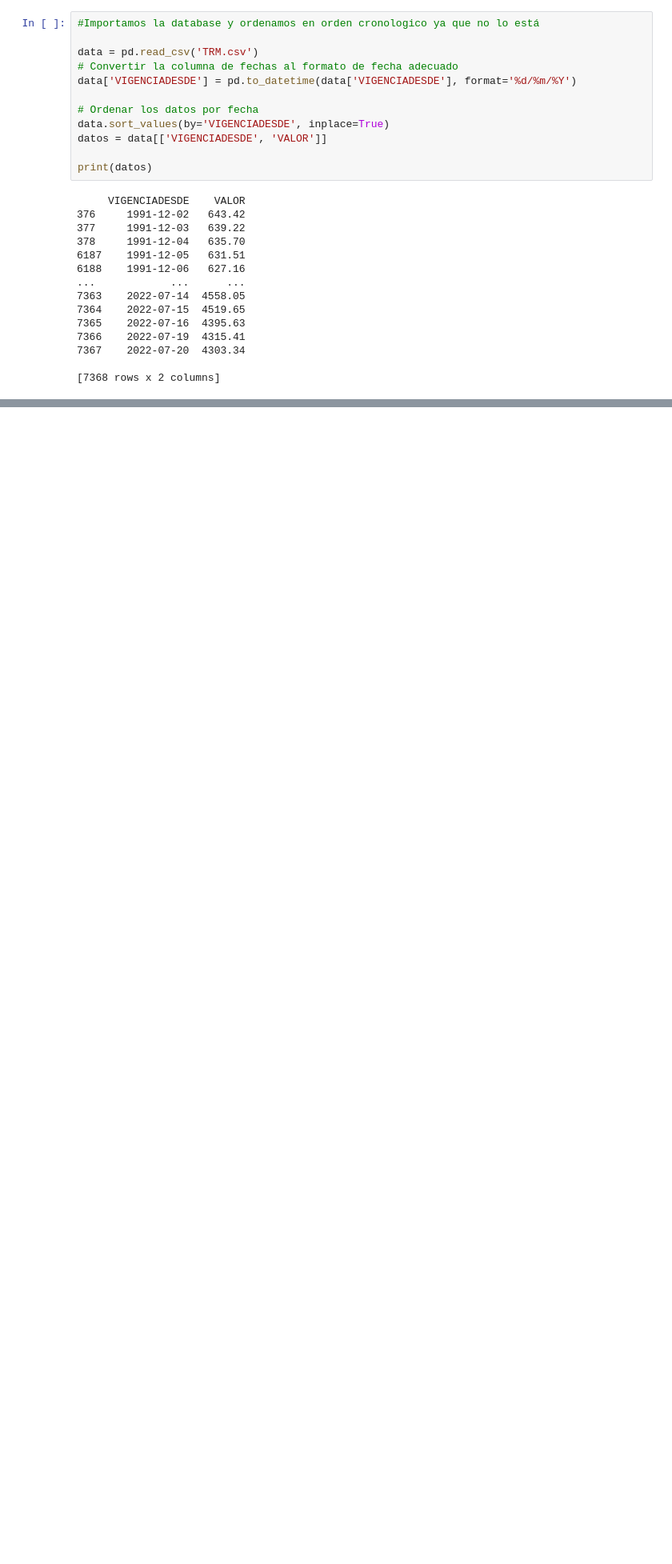
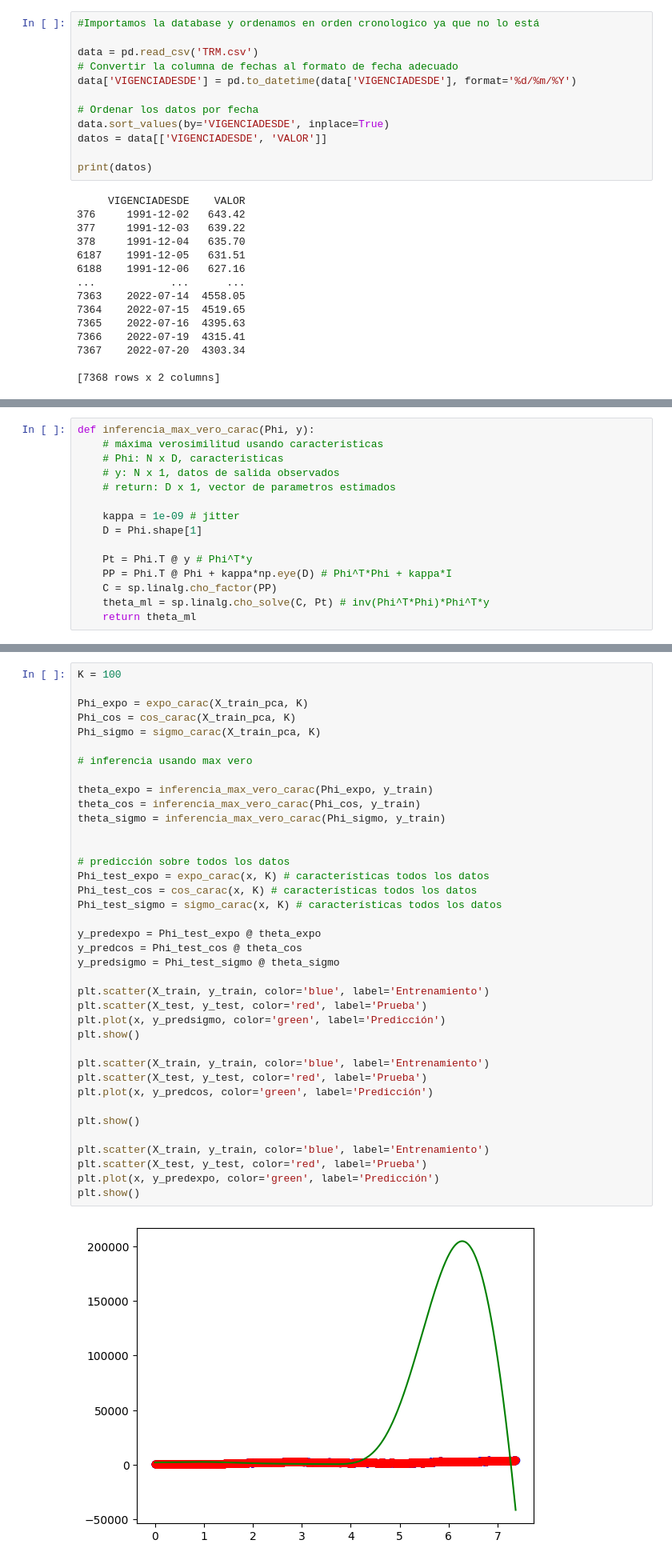
Before and after one commit to cabb1808/ProyectoSenales3, a Jupyter notebook: Proyecto_Final.ipynb, the cells around one changed output, grey strips where cells are left out. Shown at 80% size. Saved outputs shown, nothing was run; the diff lists cells and outputs as text; blank space fills up the shorter version.

```diff
--- a/Proyecto_Final.ipynb
+++ b/Proyecto_Final.ipynb
@@ -103,0 +125,15 @@ y_pred = model.predict(X_test_pca)
+# %%
+def inferencia_max_vero_carac(Phi, y):
+    # máxima verosimilitud usando caracteristicas
+    # Phi: N x D, caracteristicas
+    # y: N x 1, datos de salida observados
+    # return: D x 1, vector de parametros estimados
+
+    kappa = 1e-09 # jitter
+    D = Phi.shape[1]
+
+    Pt = Phi.T @ y # Phi^T*y
+    PP = Phi.T @ Phi + kappa*np.eye(D) # Phi^T*Phi + kappa*I
+    C = sp.linalg.cho_factor(PP)
+    theta_ml = sp.linalg.cho_solve(C, Pt) # inv(Phi^T*Phi)*Phi^T*y
+    return theta_ml
@@ -103,0 +144,40 @@ y_pred = model.predict(X_test_pca)
+# %%
+K = 100
+
+Phi_expo = expo_carac(X_train_pca, K)
+Phi_cos = cos_carac(X_train_pca, K)
+Phi_sigmo = sigmo_carac(X_train_pca, K)
+
+# inferencia usando max vero
+
+theta_expo = inferencia_max_vero_carac(Phi_expo, y_train)
+theta_cos = inferencia_max_vero_carac(Phi_cos, y_train)
+theta_sigmo = inferencia_max_vero_carac(Phi_sigmo, y_train)
+
+
+# predicción sobre todos los datos
+Phi_test_expo = expo_carac(x, K) # características todos los datos
+Phi_test_cos = cos_carac(x, K) # características todos los datos
+Phi_test_sigmo = sigmo_carac(x, K) # características todos los datos
+
+y_predexpo = Phi_test_expo @ theta_expo
+y_predcos = Phi_test_cos @ theta_cos
+y_predsigmo = Phi_test_sigmo @ theta_sigmo
+
+plt.scatter(X_train, y_train, color='blue', label='Entrenamiento')
+plt.scatter(X_test, y_test, color='red', label='Prueba')
+plt.plot(x, y_predsigmo, color='green', label='Predicción')
+plt.show()
+
+plt.scatter(X_train, y_train, color='blue', label='Entrenamiento')
+plt.scatter(X_test, y_test, color='red', label='Prueba')
+plt.plot(x, y_predcos, color='green', label='Predicción')
+
+plt.show()
+
+plt.scatter(X_train, y_train, color='blue', label='Entrenamiento')
+plt.scatter(X_test, y_test, color='red', label='Prueba')
+plt.plot(x, y_predexpo, color='green', label='Predicción')
+plt.show()
+# %% [output]
+[figure, added]
```
Also changed, not shown: parts of 8 cells of this notebook.
